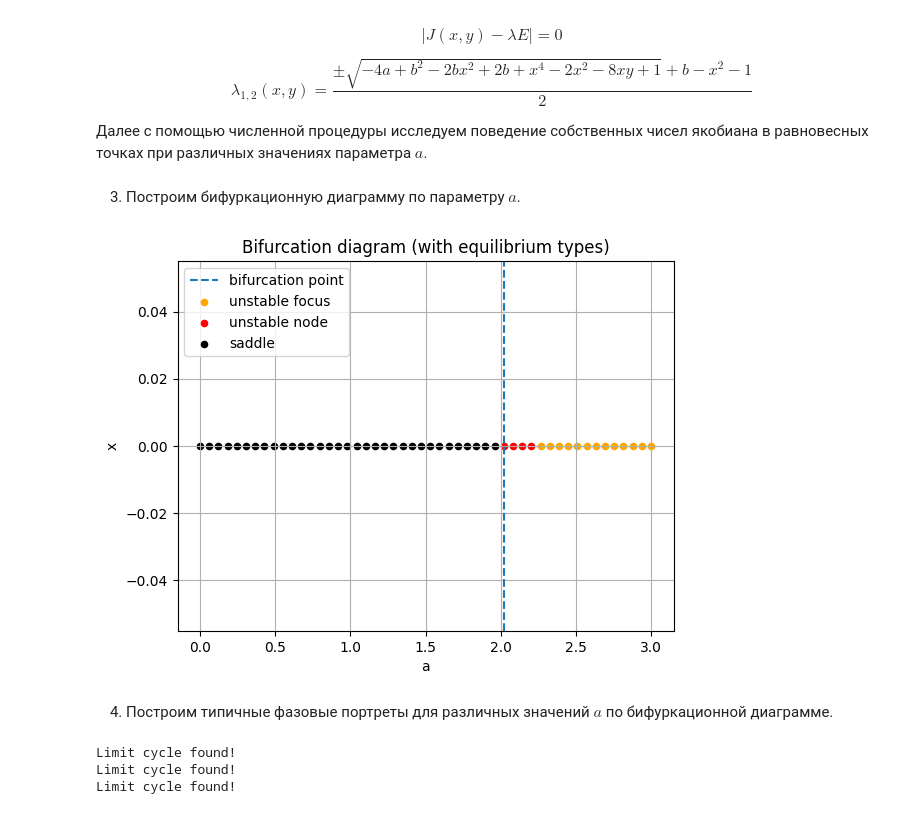
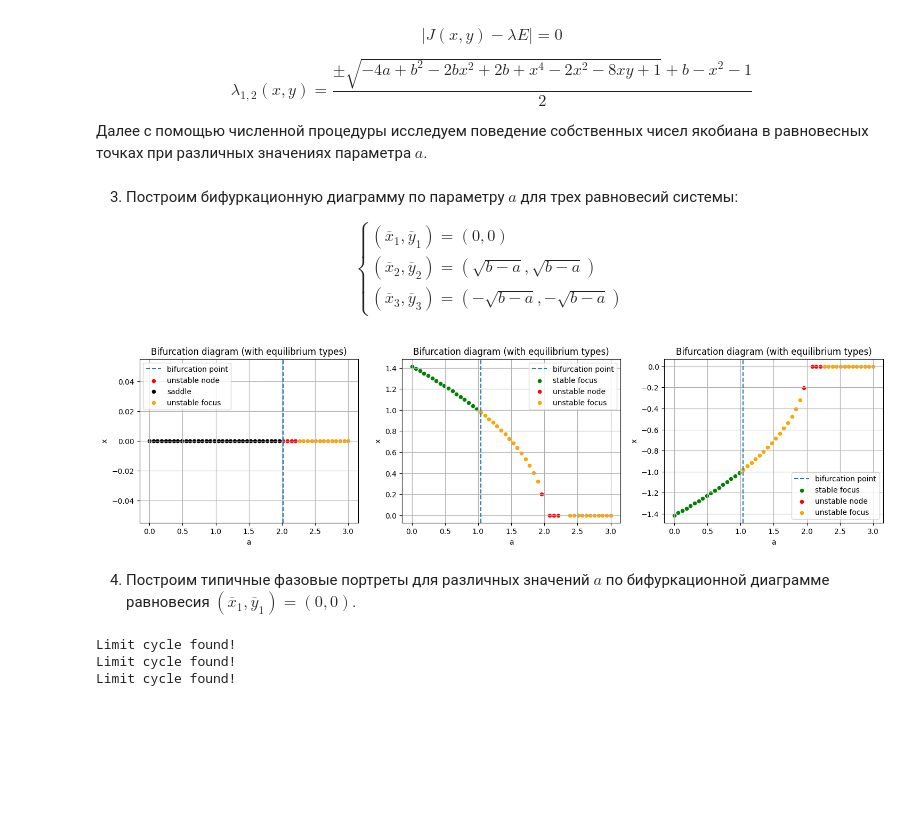
Before and after one commit to vantouse/2026-spring_stochastic-analysis, a Jupyter notebook: kostarev_lab3_part1.ipynb, the cells around one changed output. Cells and saved outputs as stored; diff of their text form; code cells hidden in the pictures; blank space fills up the shorter version.

```diff
--- a/kostarev_lab3_part1.ipynb
+++ b/kostarev_lab3_part1.ipynb
@@ -412,10 +448,14 @@ param_values = np.linspace(0, 2, num=50)
 # %% [markdown]
 3. Построим бифуркационную диаграмму по параметру $a$.
 # %%
+param_name = 'a'
+param_values = np.linspace(0, 2, num=50)
+state_init = np.array([0, 0])
+
 fig, ax = plt.subplots()
 
 bifurcation_points, equilibria = FHN.plot_bifurcation_diagram(
-    param_name='a',
+    param_name=param_name,
     param_values=param_values,
     state_init=state_init,
     ax=ax
@@ -541,25 +583,47 @@ SN = DynamicSystem2D(
     model_SN,
     params=dict(a=1, b=2)
 )
-
-state_init = np.array([0.1, 0.1])
-time_span = np.linspace(0, 50, num=2000)
-param_values = np.linspace(0, 3, num=50)
 # %% [markdown]
-3. Построим бифуркационную диаграмму по параметру $a$.
+3. Построим бифуркационную диаграмму по параметру $a$ для трех равновесий системы:
+
+$$
+\begin{cases}
+    (\overline{x}_1, \overline{y}_1) = (0, 0) \\
+    (\overline{x}_2, \overline{y}_2) = (\sqrt{b - a}, \sqrt{b - a}) \\
+    (\overline{x}_3, \overline{y}_3) = (-\sqrt{b - a}, -\sqrt{b - a})
+\end{cases}
+$$
 # %%
-fig, ax = plt.subplots()
+param_name = 'a'
+param_values = np.linspace(0, 3, num=50)
 
-bifurcation_points, equilibria = SN.plot_bifurcation_diagram(
-    param_name='a',
-    param_values=param_values,
-    state_init=state_init,
-    ax=ax
-)
+b = 2
+states_init = [
+    np.array([0.1, 0.1]),
+    lambda a: np.array([np.sqrt(b - a), np.sqrt(b - a)]),
+    lambda a: -np.array([np.sqrt(b - a), np.sqrt(b - a)]),
+]
+equilibria_per_state = []
+bif_points_per_state = []
 
-a_bif = bifurcation_points[0]
+fig, axes = plt.subplots(1, 3, figsize=(18, 4))
+
+for ax, state_init in zip(axes, states_init):
+    bifurcation_points, equilibria = SN.plot_bifurcation_diagram(
+        param_name=param_name,
+        param_values=param_values,
+        state_init=state_init,
+        ax=ax
+    )
+
+    a_bif = bifurcation_points[0]
+    equilibria_per_state.append(equilibria)
+    bif_points_per_state.append(a_bif)
+
+equilibria = equilibria_per_state[0]
+a_bif = bif_points_per_state[0]
 # %% [output]
-[figure, old version]
+[figure, new version]
 # %% [markdown]
-4. Построим типичные фазовые портреты для различных значений $a$ по бифуркационной диаграмме.
+4. Построим типичные фазовые портреты для различных значений $a$ по бифуркационной диаграмме равновесия $(\overline{x}_1, \overline{y}_1) = (0, 0)$.
 # %%
```
Also changed, not shown: parts of 6 cells of this notebook, 1 other file.
